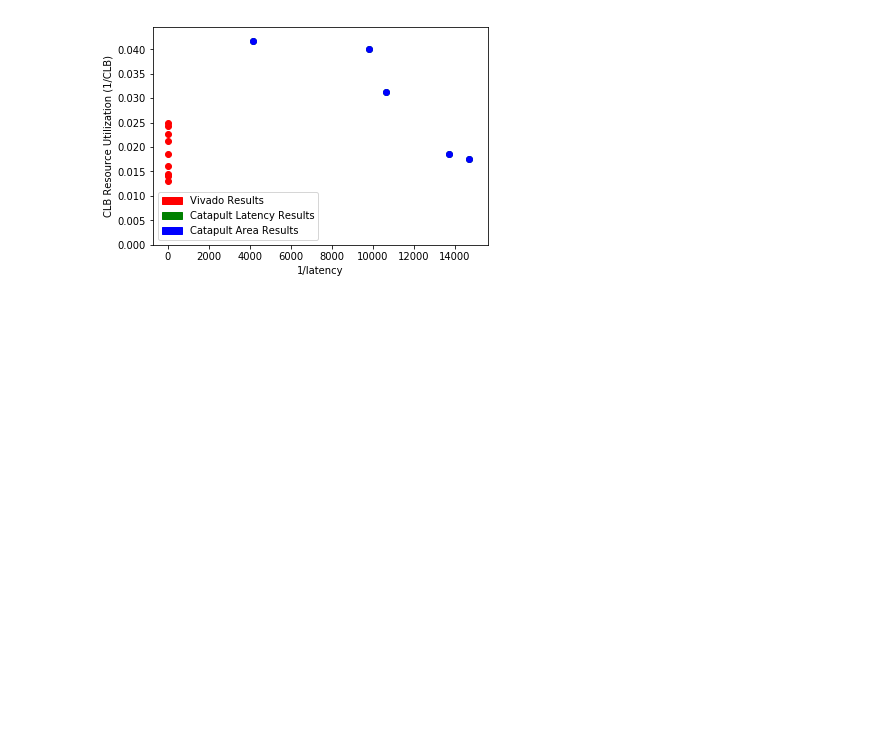
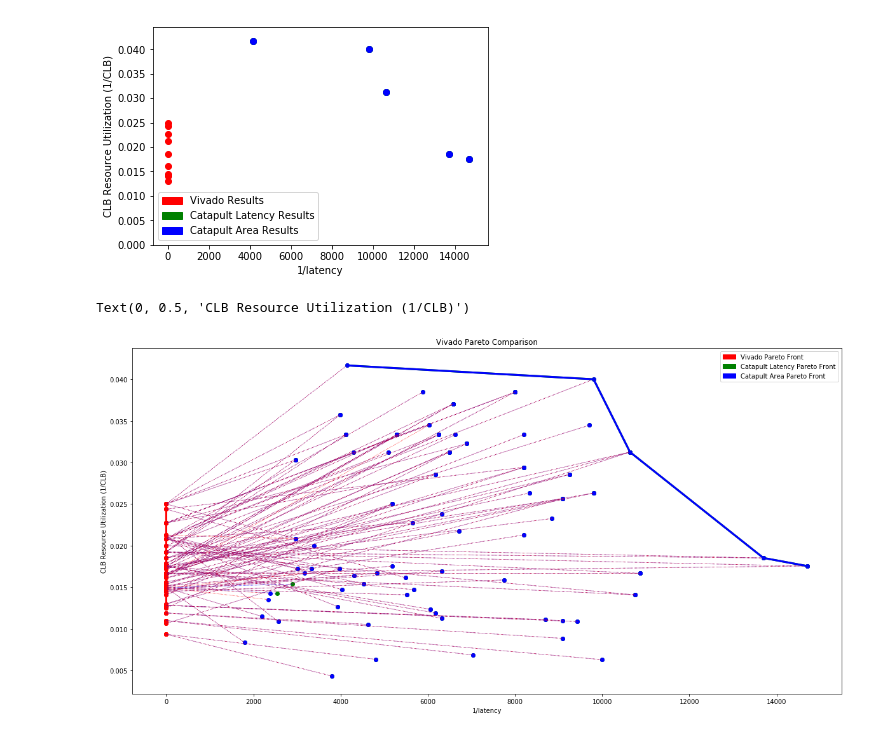
Before and after one commit to KastnerRG/Spector-HLS, a Jupyter notebook: matrix_multiplication/results/postproc/matmul_postproc.ipynb, the cells around one changed output. Cells and saved outputs as stored; diff of their text form; code cells hidden in the pictures; blank space fills up the shorter version.

```diff
--- a/matrix_multiplication/results/postproc/matmul_postproc.ipynb
+++ b/matrix_multiplication/results/postproc/matmul_postproc.ipynb
@@ -232,0 +250,4 @@ c_areadfx = pd.read_csv("../csv/catapult_matmul_area_sherlock.csv", index_col=0)
+# %%
+def euclid(a,b,c,d):
+    t=math.sqrt(((a-b)**2)+((c-d)**2))
+    return t
@@ -238,0 +302,54 @@ for i in y_pareto1_index:
+# %%
+plt.figure(figsize=(20,10))
+for i in range(len(li)):
+    plt.scatter(x=y_pareto1[i][0], y=y_pareto1[i][1], c='r')
+    if li[i][0].empty==False:
+        a=li[i][0].get_values()
+        plt.scatter(x=1/(a[0][8]), y=1/(a[0][9]), c='g')
+    if li[i][2].empty==False:
+        b=li[i][2].get_values()
+        plt.scatter(x=1/(b[0][8]), y=1/(b[0][9]), c='b')
+
+for i in range(len(li)):
+    if li[i][0].empty==False:
+        a=li[i][0].get_values()
+        plt.plot([y_pareto1[i][0], 1/(a[0][8])],[y_pareto1[i][1], 1/a[0][9]],'b:',linewidth=0.8)
+    if li[i][2].empty==False:
+        b=li[i][2].get_values()
+        plt.plot([y_pareto1[i][0], 1/(b[0][8])],[y_pareto1[i][1], 1/b[0][9]],'r:',linewidth=0.8)
+
+for i in range(len(li2)):
+    if li2[i][0].empty==False:
+        a=li2[i][0].get_values()
+        plt.scatter(x=1/vivdfx_copy.loc[li2[i][1]]['obj1'], y=1/vivdfx_copy.loc[li2[i][1]]['obj2'], c='r')
+        plt.scatter(x=1/(a[0][8]), y=1/(a[0][9]), c='g')
+    if li2[i][2].empty==False:
+        b=li2[i][2].get_values()
+        plt.scatter(x=1/vivdfx_copy.loc[li2[i][1]]['obj1'], y=1/vivdfx_copy.loc[li2[i][1]]['obj2'], c='r')
+        plt.scatter(x=1/(b[0][8]), y=1/(b[0][9]), c='b')
+
+for i in range(len(li2)):
+    if li2[i][0].empty==False:
+        a=li2[i][0].get_values()
+        plt.plot([1/vivdfx_copy.loc[li2[i][1]]['obj1'], 1/(a[0][8])],[1/vivdfx_copy.loc[li2[i][1]]['obj2'], 1/a[0][9]],'b:',linewidth=0.8)
+    if li2[i][2].empty==False:
+        b=li2[i][2].get_values()
+        plt.plot([1/vivdfx_copy.loc[li2[i][1]]['obj1'], 1/(b[0][8])],[1/vivdfx_copy.loc[li2[i][1]]['obj2'], 1/b[0][9]],'r:',linewidth=0.8)
+
+
+for i in range(len(y_pareto1_index)-1):
+    plt.plot([y_pareto1_sorted[i][1],y_pareto1_sorted[i+1][1]],[y_pareto1_sorted[i][2],y_pareto1_sorted[i+1][2]],'red',linewidth=3)
+for i in range(len(y_pareto2_index)-1):
+    plt.plot([y_pareto2_sorted[i][1],y_pareto2_sorted[i+1][1]],[y_pareto2_sorted[i][2],y_pareto2_sorted[i+1][2]],'green',linewidth=3)
+for i in range(len(y_pareto3_index)-1):
+    plt.plot([y_pareto3_sorted[i][1],y_pareto3_sorted[i+1][1]],[y_pareto3_sorted[i][2],y_pareto3_sorted[i+1][2]],'blue',linewidth=3)
+red_data = mpatches.Patch(color='red', label='Vivado Pareto Front ')
+green_data = mpatches.Patch(color='green', label='Catapult Latency Pareto Front')
+blue_data = mpatches.Patch(color='blue', label='Catapult Area Pareto Front')
+plt.legend(handles=[red_data, green_data,blue_data])
+plt.title('Vivado Pareto Comparison')
+plt.xlabel('1/latency')
+plt.ylabel('CLB Resource Utilization (1/CLB)')
+# %% [output]
+Text(0, 0.5, 'CLB Resource Utilization (1/CLB)')
+[figure, added]
```
Also changed, not shown: parts of 11 cells of this notebook, 1 other file.
